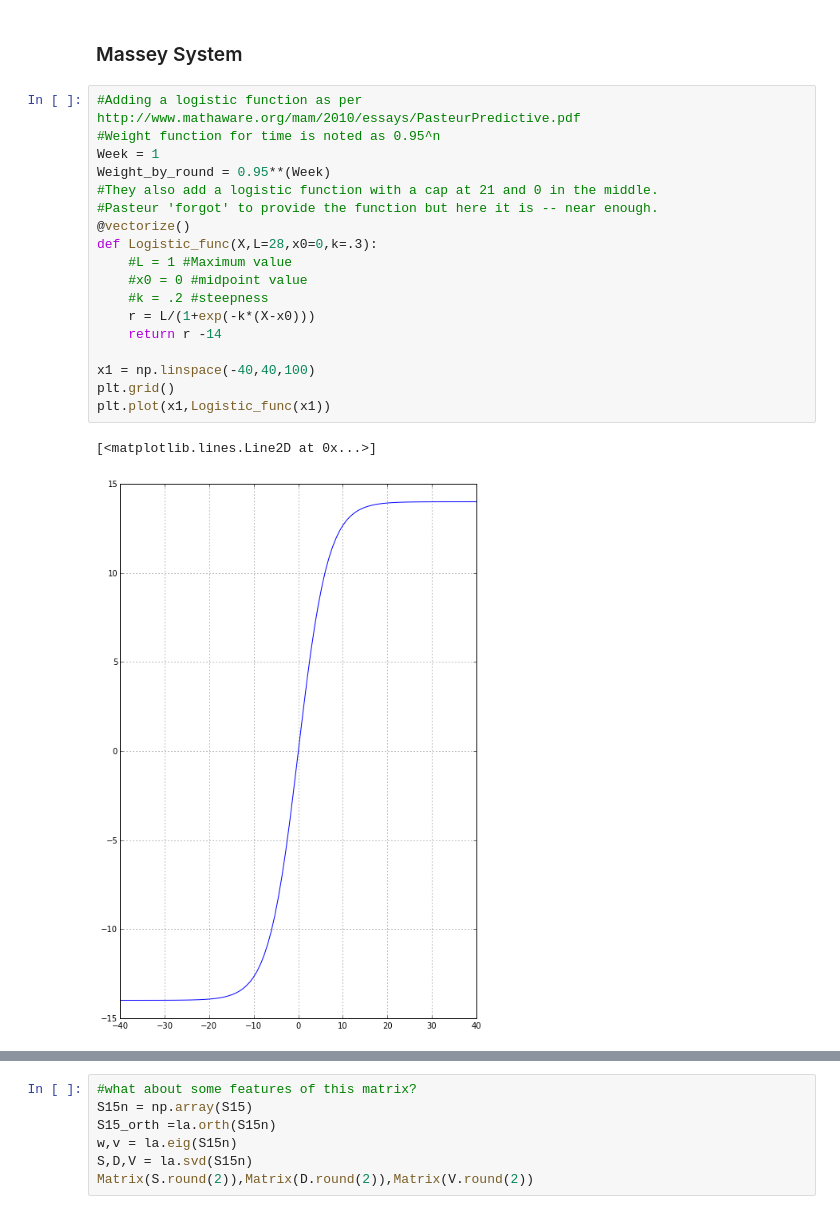
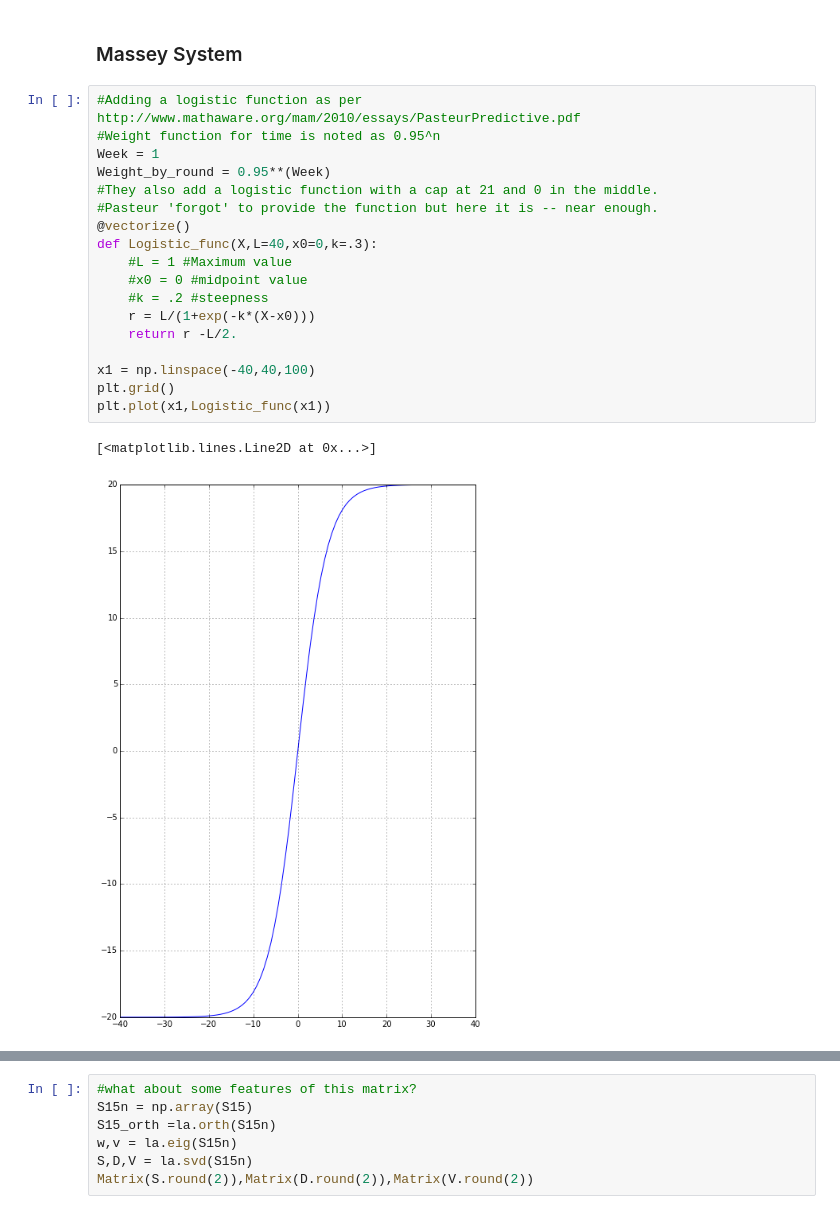
Before and after one commit to hillbs/Differential-Equations-and-Linear-Algebra, a Jupyter notebook: Super15.ipynb, the cells around one changed output, grey strips where cells are left out. Cells and saved outputs as stored; diff of their text form.

```diff
--- a/Super15.ipynb
+++ b/Super15.ipynb
@@ -126,23 +126,23 @@ Reference to the actual Massey system http://www.masseyratings.com/rate.php?s=sr
 # %%
 #Adding a logistic function as per  http://www.mathaware.org/mam/2010/essays/PasteurPredictive.pdf
 #Weight function for time is noted as 0.95^n
 Week = 1
 Weight_by_round = 0.95**(Week)
 #They also add a logistic function with a cap at 21 and 0 in the middle.
 #Pasteur 'forgot' to provide the function but here it is -- near enough.
 @vectorize()
-def Logistic_func(X,L=28,x0=0,k=.3):
+def Logistic_func(X,L=40,x0=0,k=.3):
     #L = 1 #Maximum value
     #x0 = 0 #midpoint value
     #k = .2 #steepness
     r = L/(1+exp(-k*(X-x0)))
-    return r -14
+    return r -L/2.
 
 x1 = np.linspace(-40,40,100)
 plt.grid()
 plt.plot(x1,Logistic_func(x1))
 # %% [output]
 [<matplotlib.lines.Line2D at 0x...>]
-[figure, old version]
+[figure, new version]
 # %%
 # To end of Round 9 http://www.superrugby.co.nz/Grandstand
```
Also changed, not shown: parts of 16 cells of this notebook, 2 other files.
